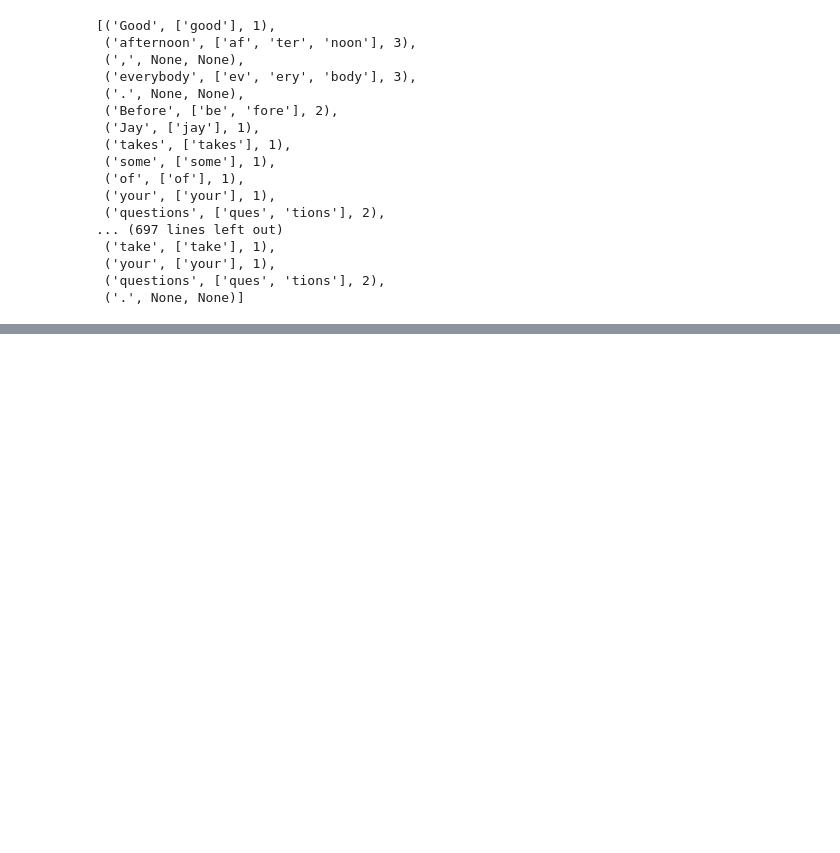
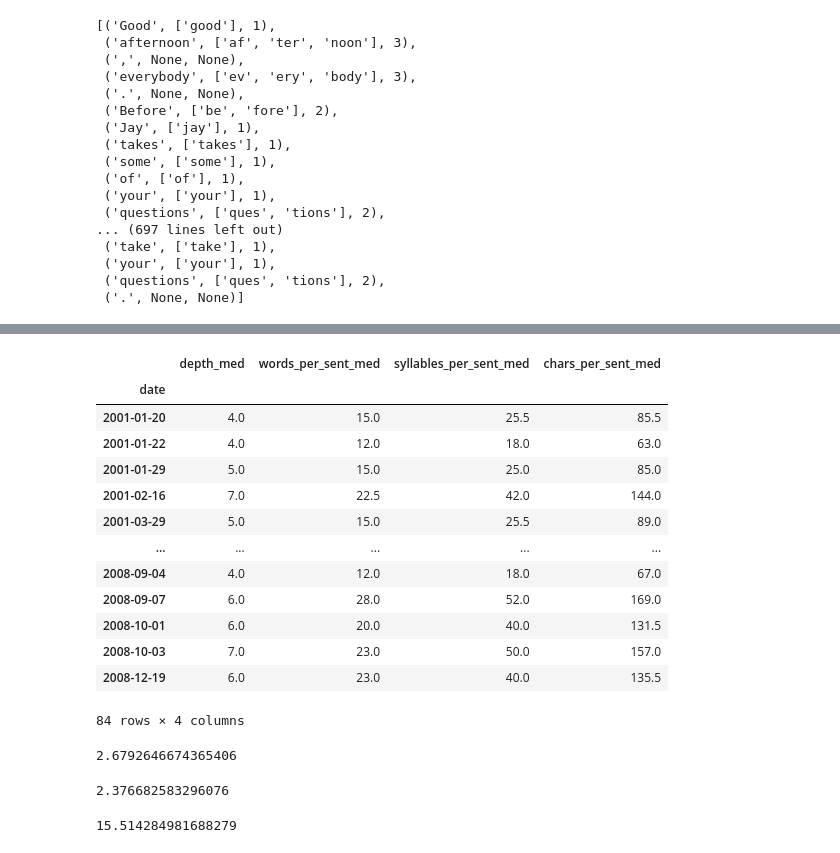
Before and after one commit to pday2/ObamaNLP, a Jupyter notebook: sentenceLength.ipynb, the cells around one changed output, grey strips where cells are left out. Drawn from its saved outputs; the diff is of its cells as text; code cells hidden in the pictures; blank space fills up the shorter version.

```diff
--- a/sentenceLength.ipynb
+++ b/sentenceLength.ipynb
@@ -204,0 +330,34 @@ Successfully installed catalogue-1.0.2 plac-1.1.3 spacy-2.3.8 spacy-readability-
+# %%
+oba_std = oba.groupby(by='date').std(numeric_only=True).add_suffix('_std')
+gwb_std = gwb.groupby(by='date').std(numeric_only=True).add_suffix('_std')
+oba.groupby(by='date').mean(numeric_only=True).add_suffix('_mean')
+gwb.groupby(by='date').mean(numeric_only=True).add_suffix('_mean')
+oba.groupby(by='date').median(numeric_only=True).add_suffix('_med')
+gwb.groupby(by='date').median(numeric_only=True).add_suffix('_med')
+# %% [output]
+|  | depth_med | words_per_sent_med | syllables_per_sent_med | chars_per_sent_med |
+| date |  |  |  |  |
+| 2001-01-20 | 4.0 | 15.0 | 25.5 | 85.5 |
+| 2001-01-22 | 4.0 | 12.0 | 18.0 | 63.0 |
+| 2001-01-29 | 5.0 | 15.0 | 25.0 | 85.0 |
+| 2001-02-16 | 7.0 | 22.5 | 42.0 | 144.0 |
+| 2001-03-29 | 5.0 | 15.0 | 25.5 | 89.0 |
+| ... | ... | ... | ... | ... |
+| 2008-09-04 | 4.0 | 12.0 | 18.0 | 67.0 |
+| 2008-09-07 | 6.0 | 28.0 | 52.0 | 169.0 |
+| 2008-10-01 | 6.0 | 20.0 | 40.0 | 131.5 |
+| 2008-10-03 | 7.0 | 23.0 | 50.0 | 157.0 |
+| 2008-12-19 | 6.0 | 23.0 | 40.0 | 135.5 |
+84 rows × 4 columns
+# %%
+oba.depth.std()
+# %% [output]
+2.6792646674365406
+# %%
+gwb.depth.std()
+# %% [output]
+2.376682583296076
+# %%
+oba.query('date == "2009-01-20"').words_per_sent.std()
+# %% [output]
+15.514284981688279
```
Also changed, not shown: parts of 30 cells of this notebook, 18 other files.
